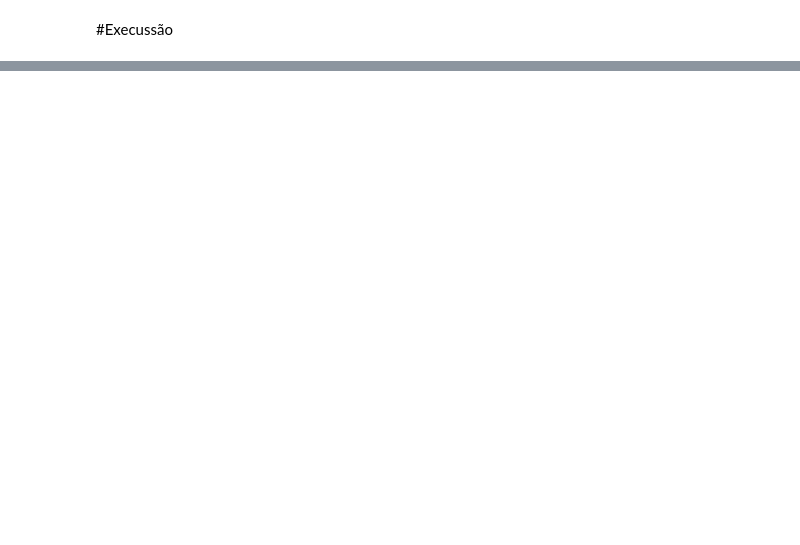
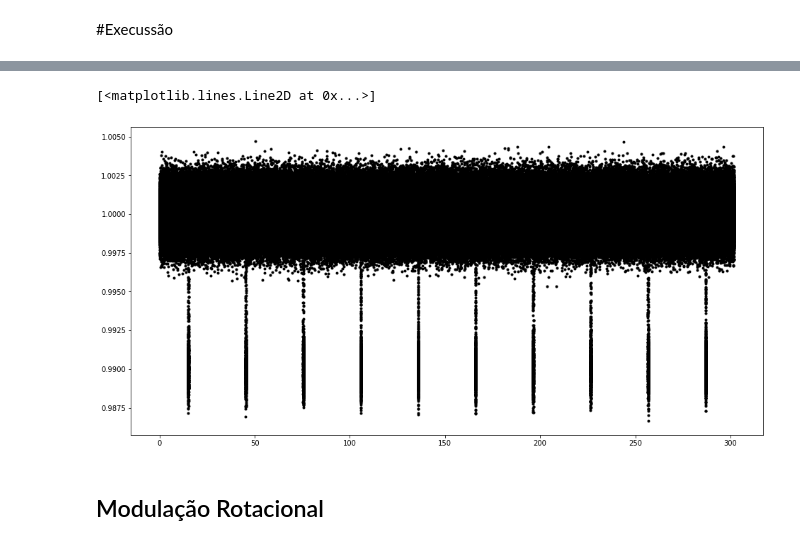
Before and after one commit to cleber-si/Sim_One, a Jupyter notebook: Sim_One.ipynb, the cells around one changed output, grey strips where cells are left out. Drawn from its saved outputs; the diff is of its cells as text; code cells hidden in the pictures; blank space fills up the shorter version.

```diff
--- a/Sim_One.ipynb
+++ b/Sim_One.ipynb
@@ -42,0 +101,15 @@ tF = (P_orb/np.pi)*np.arcsin(_sin)
+# %%
+''' Noisy time series '''
+
+stdnoise = 0.0006
+fs = len(time)
+noise = fgn(n=fs, hurst=0.500001)
+
+# Noisy PT time series
+nPT = PT + noise;
+plt.plot(time, nPT, '.k')
+# %% [output]
+[<matplotlib.lines.Line2D at 0x...>]
+[figure, added]
+# %% [markdown]
+## Modulação Rotacional
```
Also changed, not shown: parts of 15 cells of this notebook, 2 other files.
